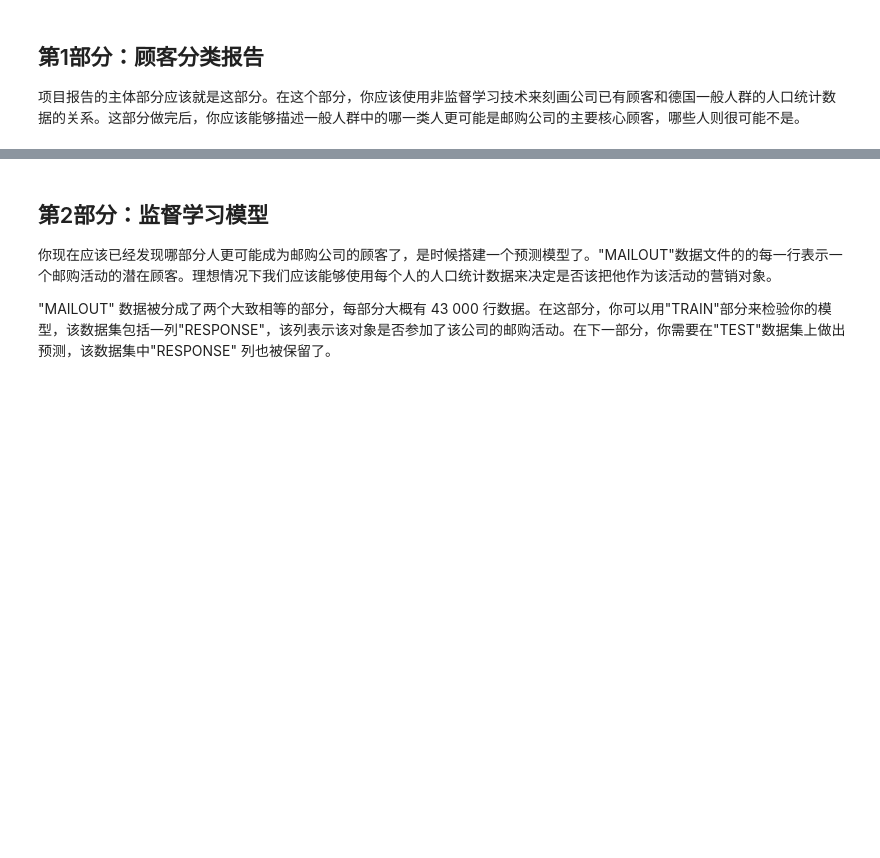
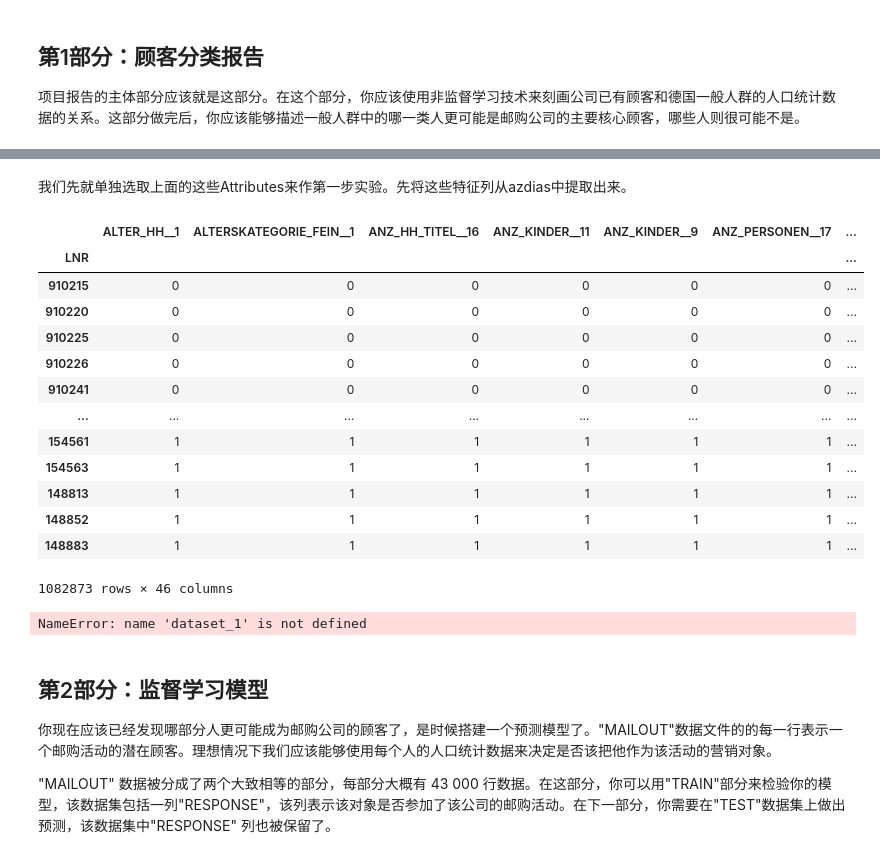
Before and after one commit to lqiang79/udacity_DSND_arvato, a Jupyter notebook: Arvato_Project_Workbook_zh.ipynb, the cells around one changed output, grey strips where cells are left out. Saved outputs shown, nothing was run; the diff lists cells and outputs as text; code cells hidden in the pictures; blank space fills up the shorter version.

```diff
--- a/Arvato_Project_Workbook_zh.ipynb
+++ b/Arvato_Project_Workbook_zh.ipynb
@@ -632,0 +735,3 @@ dummnies.columns.values
+# %%
+customers_df = pd.read_pickle("customers_dummies.pkl")
+customers_df.head()
@@ -632,0 +763,10 @@ dummnies.columns.values
+# %%
+special_attibutes = []
+selected_features = []
+for col in azdias_df.columns:
+    if col not in customers_df.columns:
+        selected_features.append(col)
+        special_attibutes.append(col.split('__'))
+special_attibutes_df = pd.DataFrame(special_attibutes, columns=['Attribute', 'Value'])
+special_attibutes_df.groupby('Attribute')['Value'].apply(list)
+selected_features
@@ -632,0 +791,37 @@ dummnies.columns.values
+# %% [markdown]
+我们先就单独选取上面的这些Attributes来作第一步实验。先将这些特征列从azdias中提取出来。
+# %%
+azdias_selected_df = azdias_df[selected_features]#.join(azdias_df[['IS_CUSTOMER']])
+# %%
+for col in selected_features:
+    customers_df[col] = 1
+
+customers_selected_df = customers_df[selected_features]#.join(customers_df[['IS_CUSTOMER']])
+# %%
+all_df = azdias_selected_df.append(customers_selected_df)
+all_df
+# %% [output]
+|  | ALTER_HH__1 | ALTERSKATEGORIE_FEIN__1 | ANZ_HH_TITEL__16 | ANZ_KINDER__11 | ANZ_KINDER__9 | ANZ_PERSONEN__17 | ... |
+| LNR |  |  |  |  |  |  | ... |
+| 910215 | 0 | 0 | 0 | 0 | 0 | 0 | ... |
+| 910220 | 0 | 0 | 0 | 0 | 0 | 0 | ... |
+| 910225 | 0 | 0 | 0 | 0 | 0 | 0 | ... |
+| 910226 | 0 | 0 | 0 | 0 | 0 | 0 | ... |
+| 910241 | 0 | 0 | 0 | 0 | 0 | 0 | ... |
+| ... | ... | ... | ... | ... | ... | ... | ... |
+| 154561 | 1 | 1 | 1 | 1 | 1 | 1 | ... |
+| 154563 | 1 | 1 | 1 | 1 | 1 | 1 | ... |
+| 148813 | 1 | 1 | 1 | 1 | 1 | 1 | ... |
+| 148852 | 1 | 1 | 1 | 1 | 1 | 1 | ... |
+| 148883 | 1 | 1 | 1 | 1 | 1 | 1 | ... |
+1082873 rows × 46 columns
+# %%
+# Import sklearn's cluster module
+from sklearn import cluster
+
+#create an instance of DBSCAN
+dbscan = cluster.DBSCAN()
+#use DBSCAN's fit_predict to return clustering labels for dataset_1
+clustering_labels_1 = dbscan.fit_predict(all_df)
+# %% [output]
+NameError: name 'dataset_1' is not defined
```
Also changed, not shown: parts of 45 cells of this notebook, 1 other file.
